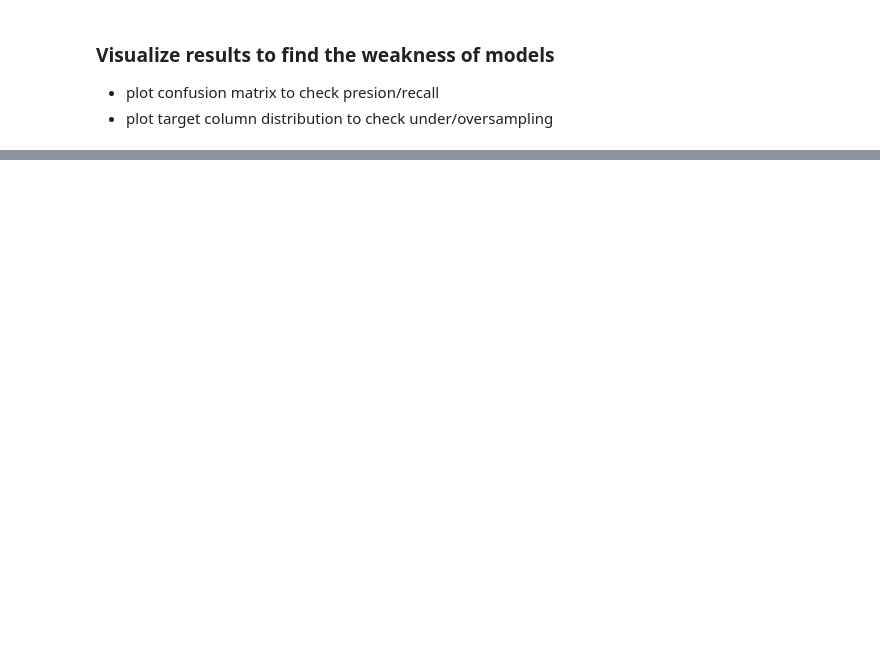
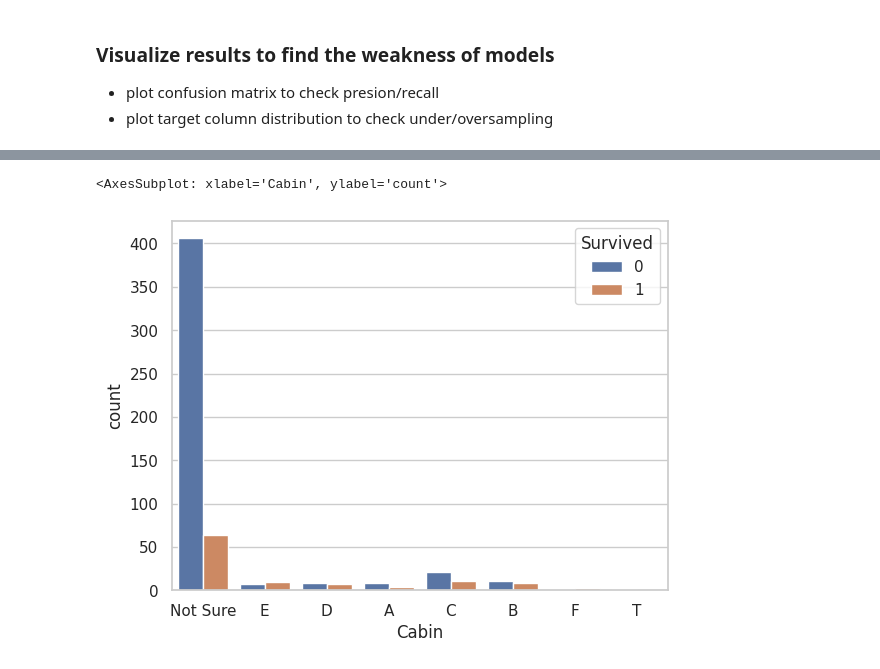
Before and after one commit to mrzlkaaa/dl_structured_data, a Jupyter notebook: titanic_disaster/jupyter/ML/titanic_disaster.ipynb, the cells around one changed output, grey strips where cells are left out. Cells and saved outputs as stored; diff of their text form; code cells hidden in the pictures; blank space fills up the shorter version.

```diff
--- a/titanic_disaster/jupyter/ML/titanic_disaster.ipynb
+++ b/titanic_disaster/jupyter/ML/titanic_disaster.ipynb
@@ -538,0 +568,7 @@ sns.heatmap(confusion_matrix(y_test, classifiers[best_accuracy].predict(X_test))
+# %%
+# Surviving dependensies from Cabin column for men
+sns.countplot(data=df[df["Sex"] == "male"], x="Cabin", hue="Survived")
+#It's clear that almost every person which had a Cabin survived
+# %% [output]
+<AxesSubplot: xlabel='Cabin', ylabel='count'>
+[figure, added]
```
Also changed, not shown: parts of 10 cells of this notebook.
